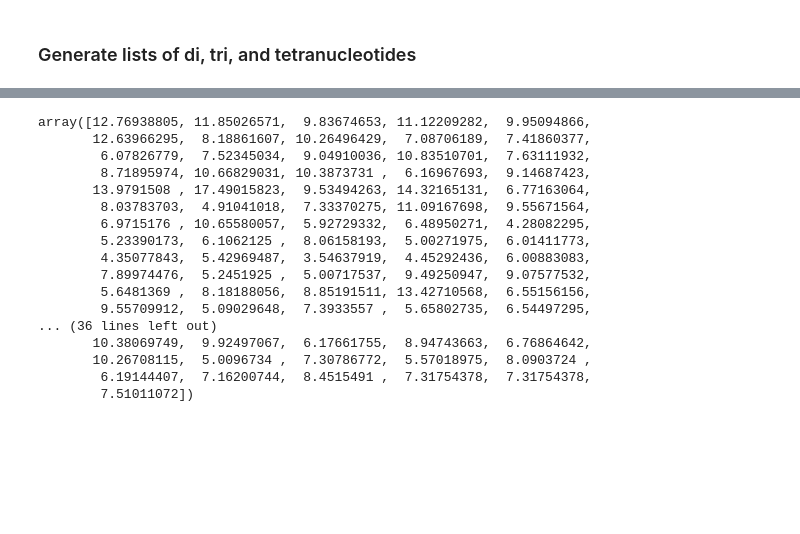
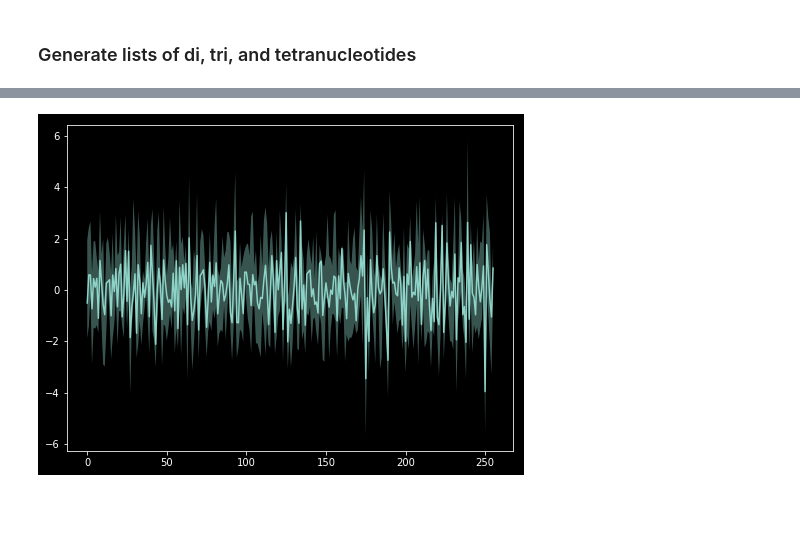
Before and after one commit to KubaWojciechowski/MetaBinQ, a Jupyter notebook: tnf_stats.ipynb, the cells around one changed output, grey strips where cells are left out. Cells and saved outputs as stored; diff of their text form; code cells hidden in the pictures; blank space fills up the shorter version.

```diff
--- a/tnf_stats.ipynb
+++ b/tnf_stats.ipynb
@@ -2,6 +2,7 @@
 import numpy as np
 import matplotlib.pyplot as plt
 from Bio import SeqIO
+plt.style.use('dark_background')
 # %% [markdown]
 ### Generate lists of di, tri, and tetranucleotides
 # %%
@@ -50,3 +51,9 @@ def app_variance(expected_tnf, tetra_nucl, tri_nucl, di_nucl):
         app_var[i] = expected_tnf[i] * (((n23-n123)*(n23-n234))/(n23*n23))
 
     return app_var
+
+
+def tnf_z_score(tetra_freq, expected_tnf, app_var):
+    """Docstring goes here"""
+    z_scores = (tetra_freq-expected_tnf)/np.sqrt(app_var)
+    return z_scores
@@ -53,6 +62,7 @@ def app_variance(expected_tnf, tetra_nucl, tri_nucl, di_nucl):
 # %%
 contigs = SeqIO.parse("./test/test.fasta", 'fasta')
 
+all_z_scores = []
 for record in contigs:
 
     for di in di_nucl:
@@ -64,3 +74,9 @@ for record in contigs:
     tetra_freq = np.zeros(len(tetra_nucl))
     for i in range(len(tetra_nucl)):
         tetra_freq[i] = count_occurrences(tetra_nucl[i],record.seq)
+
+    expected_tnf = exp_tnf(tetra_nucl, tri_nucl, di_nucl)
+    app_var = app_variance(expected_tnf, tetra_nucl, tri_nucl, di_nucl)
+    z_scores = tnf_z_score(tetra_freq, expected_tnf, app_var)
+
+    all_z_scores.append(z_scores)
@@ -71,20 +83,14 @@ app_var = app_variance(expected_tnf, tetra_nucl, tri_nucl, di_nucl)
-# %%
-app_var
-# %% [output]
-array([12.76938805, 11.85026571,  9.83674653, 11.12209282,  9.95094866,
-       12.63966295,  8.18861607, 10.26496429,  7.08706189,  7.41860377,
-        6.07826779,  7.52345034,  9.04910036, 10.83510701,  7.63111932,
-        8.71895974, 10.66829031, 10.3873731 ,  6.16967693,  9.14687423,
-       13.9791508 , 17.49015823,  9.53494263, 14.32165131,  6.77163064,
-        8.03783703,  4.91041018,  7.33370275, 11.09167698,  9.55671564,
-        6.9715176 , 10.65580057,  5.92729332,  6.48950271,  4.28082295,
-        5.23390173,  6.1062125 ,  8.06158193,  5.00271975,  6.01411773,
-        4.35077843,  5.42969487,  3.54637919,  4.45292436,  6.00883083,
-        7.89974476,  5.2451925 ,  5.00717537,  9.49250947,  9.07577532,
-        5.6481369 ,  8.18188056,  8.85191511, 13.42710568,  6.55156156,
-        9.55709912,  5.09029648,  7.3933557 ,  5.65802735,  6.54497295,
-... (36 lines left out)
-       10.38069749,  9.92497067,  6.17661755,  8.94743663,  6.76864642,
-       10.26708115,  5.0096734 ,  7.30786772,  5.57018975,  8.0903724 ,
-        6.19144407,  7.16200744,  8.4515491 ,  7.31754378,  7.31754378,
-        7.51011072])
+# %%
+all_z_scores = np.array(all_z_scores)
+median_z = np.median(all_z_scores, axis=0)
+# %%
+#plt.plot(np.amax(all_z_scores, axis=0), alpha=0.4)
+#plt.plot(np.amin(all_z_scores, axis=0), alpha=0.4)
+plt.fill_between(range(256), np.amax(all_z_scores, axis=0), np.amin(all_z_scores, axis=0),
+                 alpha=0.4)
+plt.plot(median_z)
+plt.show()
+# %% [output]
+[figure, added]
+# %% [markdown]
+##
```
Also changed, not shown: parts of 3 cells of this notebook.
